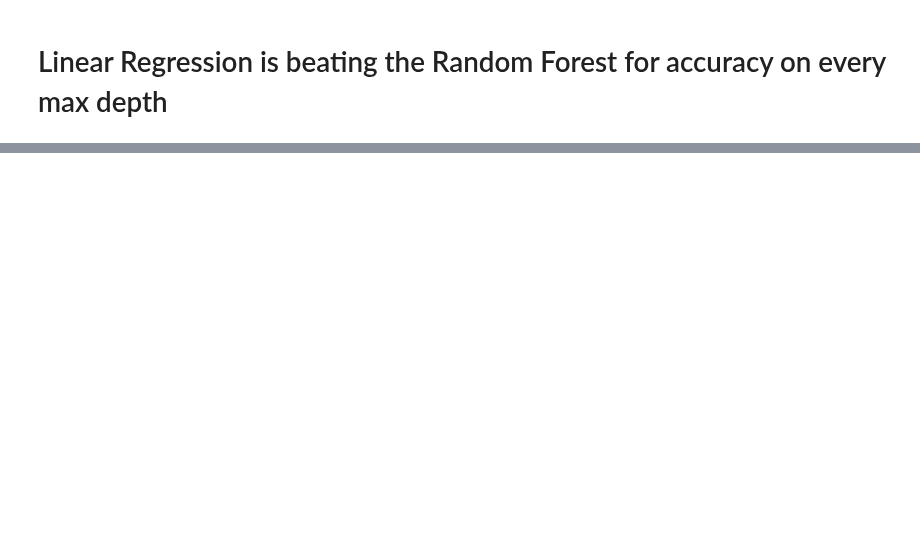
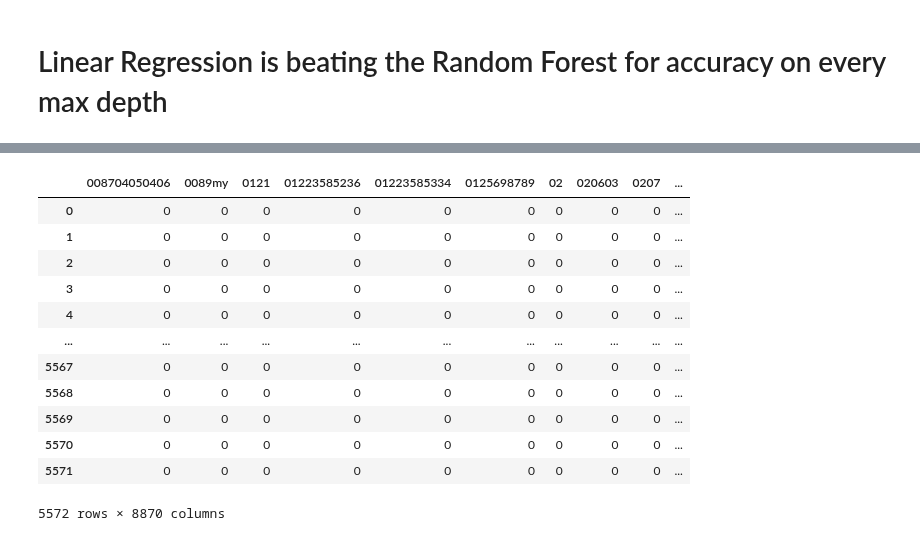
Before and after one commit to brianclements03/nlp, a Jupyter notebook: model.ipynb, the cells around one changed output, grey strips where cells are left out. Cells and saved outputs as stored; diff of their text form; code cells hidden in the pictures; blank space fills up the shorter version.

```diff
--- a/model.ipynb
+++ b/model.ipynb
@@ -298,0 +292,3 @@ support    3859.000000  598.000000   0.89567  4457.000000   4457.000000
+# %%
+documents = raw.lemmatized.head()
+documents.head()
@@ -298,0 +302,3 @@ support    3859.000000  598.000000   0.89567  4457.000000   4457.000000
+# %%
+# We will create an empty list to store values for us as we iterate through our data
+tfs = []
@@ -298,0 +310,13 @@ support    3859.000000  598.000000   0.89567  4457.000000   4457.000000
+# %%
+# Create a for loop
+for text in documents.items():
+    # We will make a dataframe that contains the term frequency for every word
+    df = (pd.Series(text.split())
+          .value_counts()
+          .reset_index()
+          .set_axis(['word', 'raw_count'], axis=1, inplace=False)
+          .assign(tf=lambda df: df.raw_count / df.shape[0])
+          .drop(columns='raw_count')
+          .assign(doc=doc))
+    # Then add that data frame to our list
+    tfs.append(df)
@@ -298,0 +327,6 @@ support    3859.000000  598.000000   0.89567  4457.000000   4457.000000
+# %%
+from sklearn.feature_extraction.text import CountVectorizer
+
+cv = CountVectorizer()
+X_bag_of_wrds= cv.fit_transform(df.lemmatized)
+y = df.label
@@ -298,0 +373,17 @@ support    3859.000000  598.000000   0.89567  4457.000000   4457.000000
+# %%
+bow = pd.DataFrame(X_bag_of_wrds.todense(), columns=cv.get_feature_names())
+bow
+# %% [output]
+|  | 008704050406 | 0089my | 0121 | 01223585236 | 01223585334 | 0125698789 | 02 | 020603 | 0207 | ... |
+| 0 | 0 | 0 | 0 | 0 | 0 | 0 | 0 | 0 | 0 | ... |
+| 1 | 0 | 0 | 0 | 0 | 0 | 0 | 0 | 0 | 0 | ... |
+| 2 | 0 | 0 | 0 | 0 | 0 | 0 | 0 | 0 | 0 | ... |
+| 3 | 0 | 0 | 0 | 0 | 0 | 0 | 0 | 0 | 0 | ... |
+| 4 | 0 | 0 | 0 | 0 | 0 | 0 | 0 | 0 | 0 | ... |
+| ... | ... | ... | ... | ... | ... | ... | ... | ... | ... | ... |
+| 5567 | 0 | 0 | 0 | 0 | 0 | 0 | 0 | 0 | 0 | ... |
+| 5568 | 0 | 0 | 0 | 0 | 0 | 0 | 0 | 0 | 0 | ... |
+| 5569 | 0 | 0 | 0 | 0 | 0 | 0 | 0 | 0 | 0 | ... |
+| 5570 | 0 | 0 | 0 | 0 | 0 | 0 | 0 | 0 | 0 | ... |
+| 5571 | 0 | 0 | 0 | 0 | 0 | 0 | 0 | 0 | 0 | ... |
+5572 rows × 8870 columns
```
Also changed, not shown: parts of 19 cells of this notebook, 1 other file.
